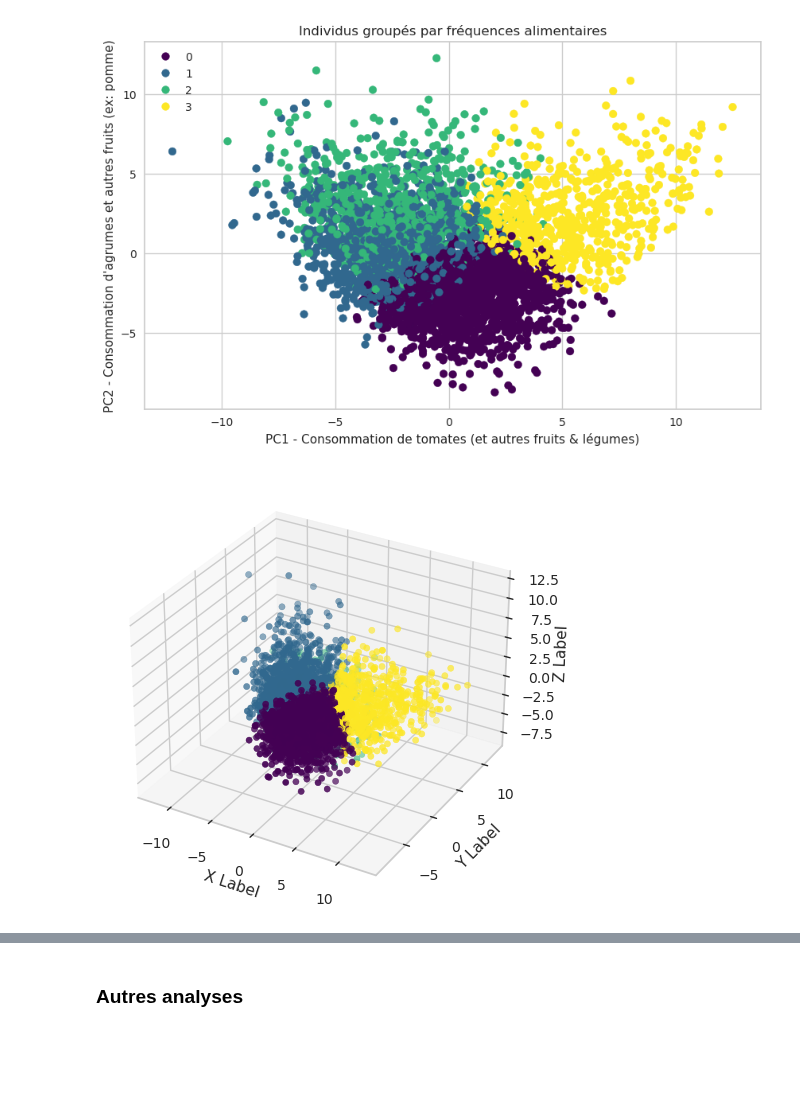
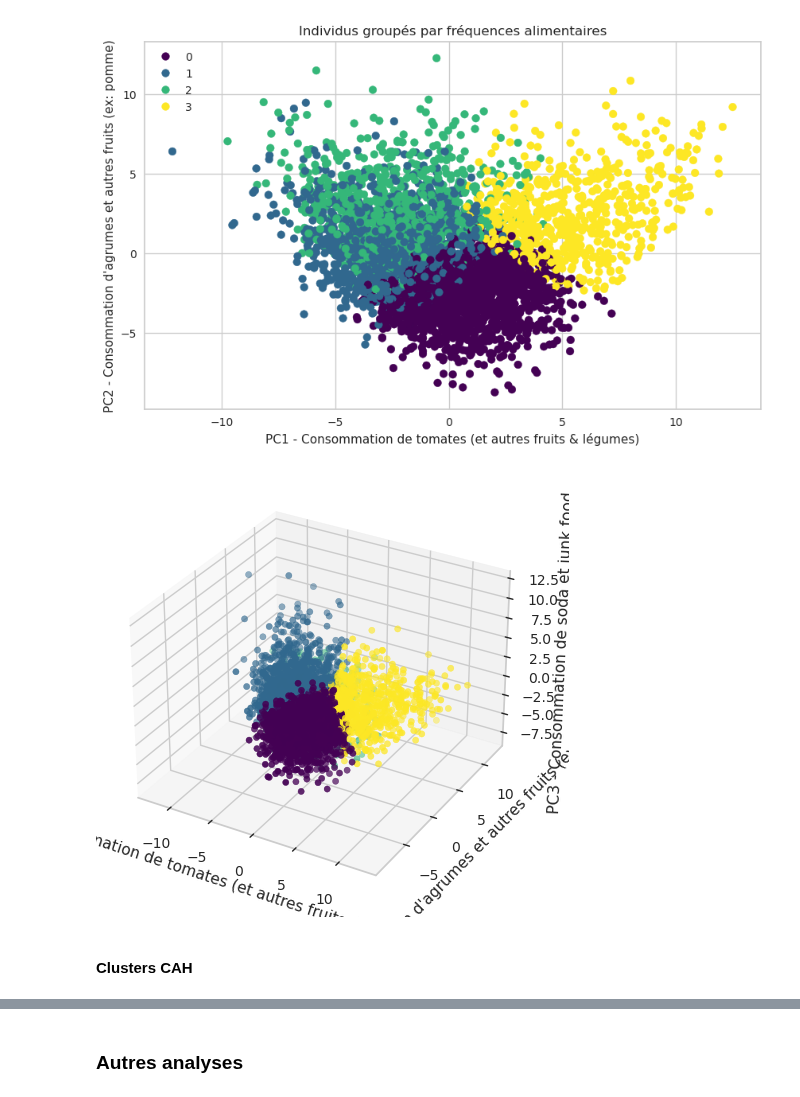
Before and after one commit to InseeFrLab/funathon2023_sujet3, a Jupyter notebook: clustering_corrige.ipynb, the cells around one changed output, grey strips where cells are left out. Saved outputs shown, nothing was run; the diff lists cells and outputs as text; code cells hidden in the pictures; blank space fills up the shorter version.

```diff
--- a/clustering_corrige.ipynb
+++ b/clustering_corrige.ipynb
@@ -476,15 +583,17 @@ plt.show()
 # %%
 fig = plt.figure()
 ax = fig.add_subplot(projection='3d')
 xs = pca_df['PC1']
 ys = pca_df['PC2']
 zs = pca_df['PC3']
 ax.scatter(xs, ys, zs, c=pca_df['Cluster'], cmap='viridis')
 
-ax.set_xlabel('X Label')
-ax.set_ylabel('Y Label')
-ax.set_zlabel('Z Label')
+ax.set_xlabel('Consommation de tomates (et autres fruits & légumes)')
+ax.set_ylabel('Consommation d\'agrumes et autres fruits (ex: pomme)')
+ax.set_zlabel('PC3 - Consommation de soda et junk food')
 
 plt.show()
 # %% [output]
-[figure, old version]
+[figure, new version]
+# %% [markdown]
+#### Clusters CAH
```
Also changed, not shown: parts of 30 cells of this notebook, 2 other files.
